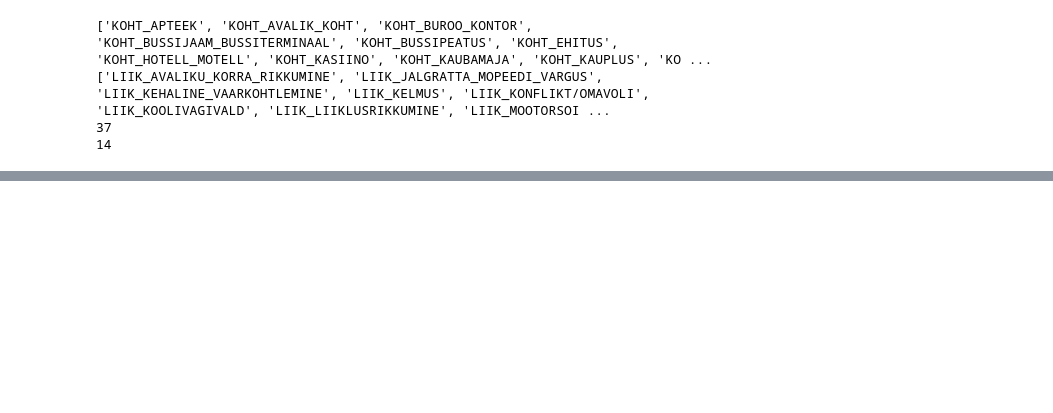
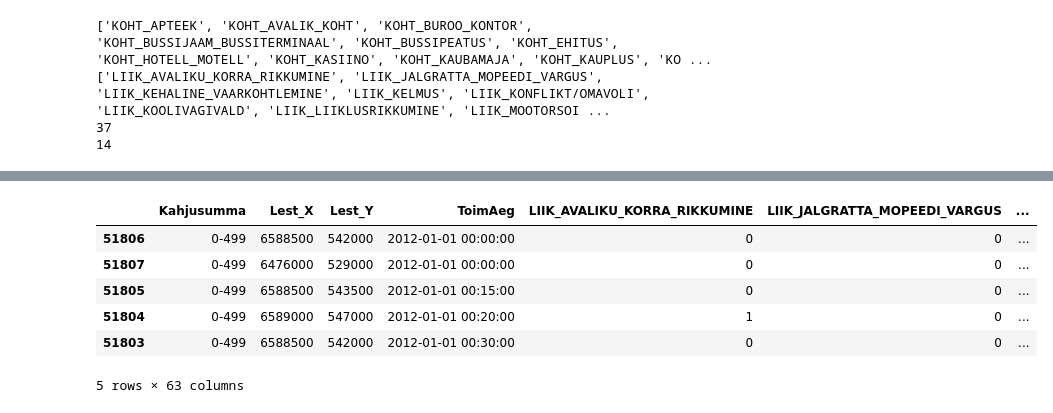
Before and after one commit to ToomasRo/crime_predictor, a Jupyter notebook: code/data_preparation/cleaning.ipynb, the cells around one changed output, grey strips where cells are left out. Cells and saved outputs as stored; diff of their text form; code cells hidden in the pictures; blank space fills up the shorter version.

```diff
--- a/code/data_preparation/cleaning.ipynb
+++ b/code/data_preparation/cleaning.ipynb
@@ -175,2 +175,14 @@ memory usage: 10.1+ MB
+# %%
+reduced_df["Koht"] = reduced_df["MaakondNimetus"] + ";" + reduced_df["ValdLinnNimetus"] + ";" + reduced_df["KohtNimetus"]
+reduced_df = reduced_df.drop(["MaakondNimetus", "ValdLinnNimetus", "KohtNimetus"], axis=1)
+reduced_df.head()
+# %% [output]
+|  | Kahjusumma | Lest_X | Lest_Y | ToimAeg | LIIK_AVALIKU_KORRA_RIKKUMINE | LIIK_JALGRATTA_MOPEEDI_VARGUS | ... |
+| 51806 | 0-499 | 6588500 | 542000 | 2012-01-01 00:00:00 | 0 | 0 | ... |
+| 51807 | 0-499 | 6476000 | 529000 | 2012-01-01 00:00:00 | 0 | 0 | ... |
+| 51805 | 0-499 | 6588500 | 543500 | 2012-01-01 00:15:00 | 0 | 0 | ... |
+| 51804 | 0-499 | 6589000 | 547000 | 2012-01-01 00:20:00 | 1 | 0 | ... |
+| 51803 | 0-499 | 6588500 | 542000 | 2012-01-01 00:30:00 | 0 | 0 | ... |
+5 rows × 63 columns
 # %%
 reduced_df.to_csv("../../data/master.csv", index=False)
```
Also changed, not shown: parts of 5 cells of this notebook, 10 other files.
